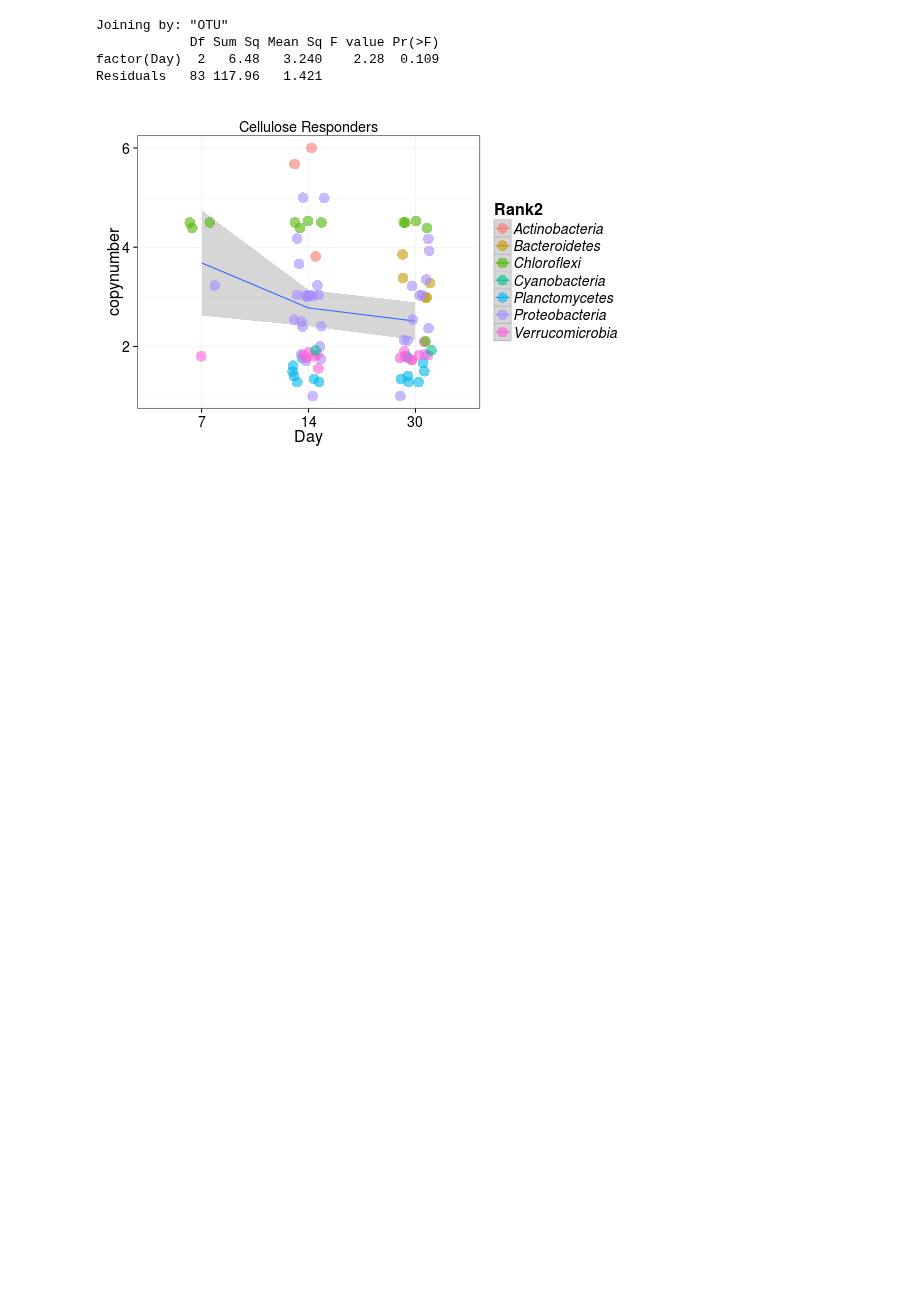
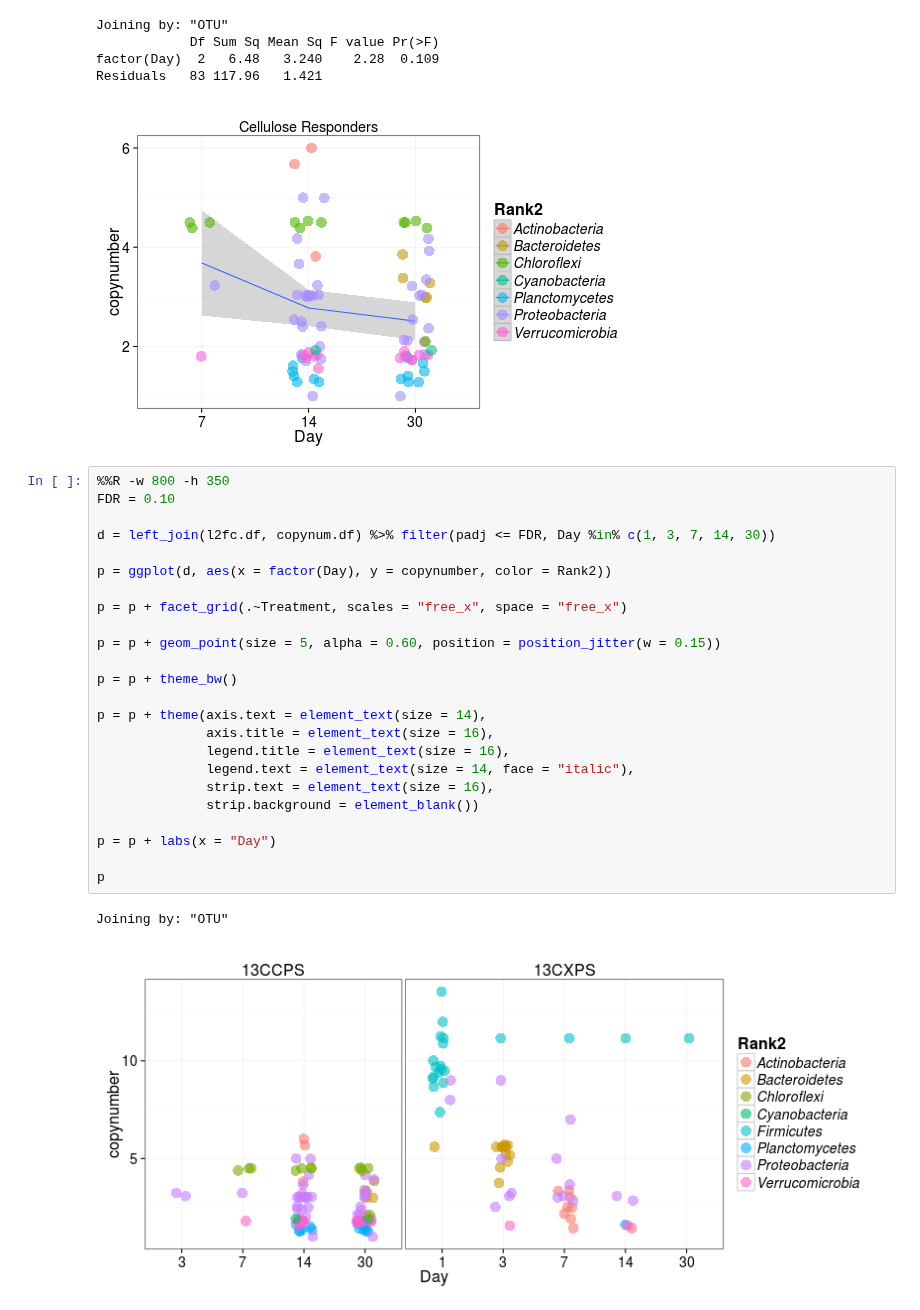
Before and after one commit to chuckpr/CSIP_succession_data_analysis, a Jupyter notebook: figures_and_stats/copy_number.ipynb, the cells around one changed output. Drawn from its saved outputs; the diff is of its cells as text; blank space fills up the shorter version.

Commit message:
treatment facet

```diff
--- a/figures_and_stats/copy_number.ipynb
+++ b/figures_and_stats/copy_number.ipynb
@@ -187,6 +187,33 @@ Joining by: "OTU"
 factor(Day)  2   6.48   3.240    2.28  0.109
 Residuals   83 117.96   1.421
 [figure]
+# %%
+%%R -w 800 -h 350
+FDR = 0.10
+
+d = left_join(l2fc.df, copynum.df) %>% filter(padj <= FDR, Day %in% c(1, 3, 7, 14, 30))
+
+p = ggplot(d, aes(x = factor(Day), y = copynumber, color = Rank2))
+
+p = p + facet_grid(.~Treatment, scales = "free_x", space = "free_x")
+
+p = p + geom_point(size = 5, alpha = 0.60, position = position_jitter(w = 0.15))
+
+p = p + theme_bw()
+
+p = p + theme(axis.text = element_text(size = 14),
+              axis.title = element_text(size = 16),
+              legend.title = element_text(size = 16),
+              legend.text = element_text(size = 14, face = "italic"),
+              strip.text = element_text(size = 16),
+              strip.background = element_blank())
+
+p = p + labs(x = "Day")
+
+p
+# %% [output]
+Joining by: "OTU"
+[figure, added]
 # %%
 %%R -w 550 -h 350
 FDR = 0.10
```
Also changed, not shown: parts of 1 cell of this notebook.
